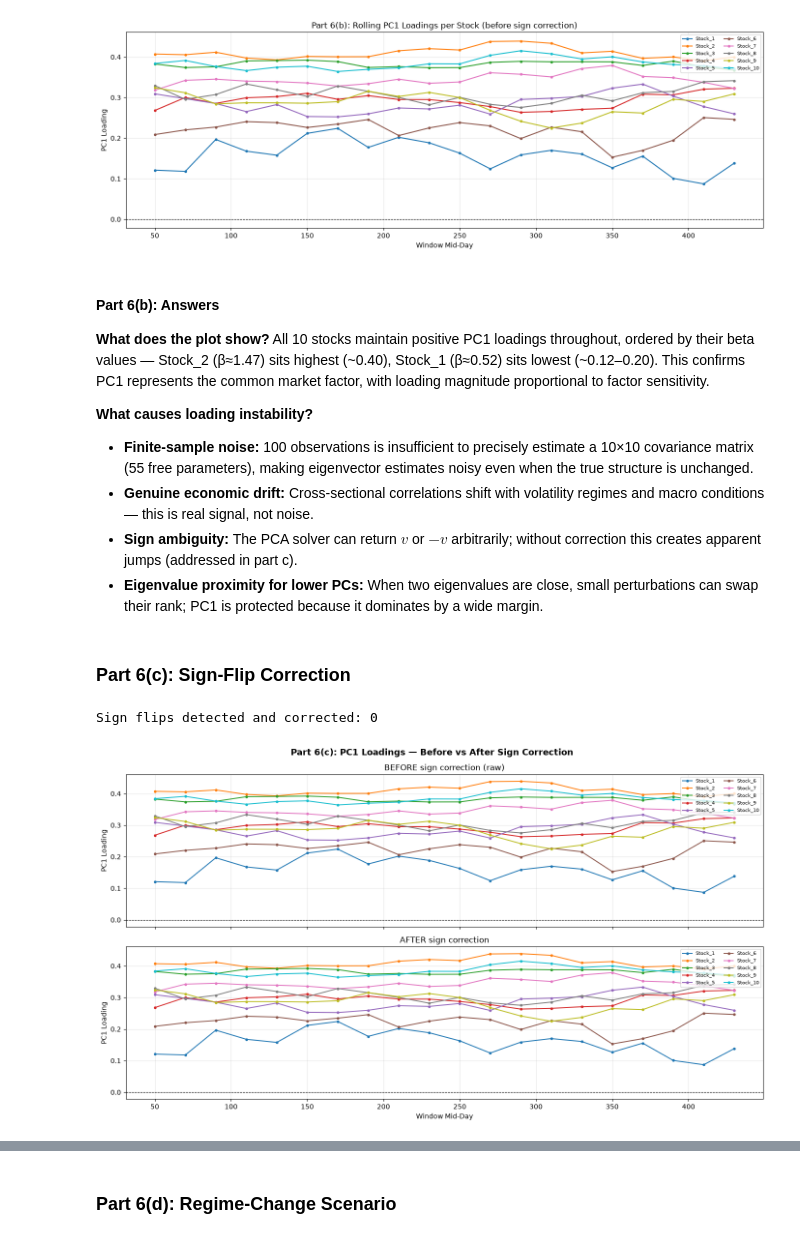
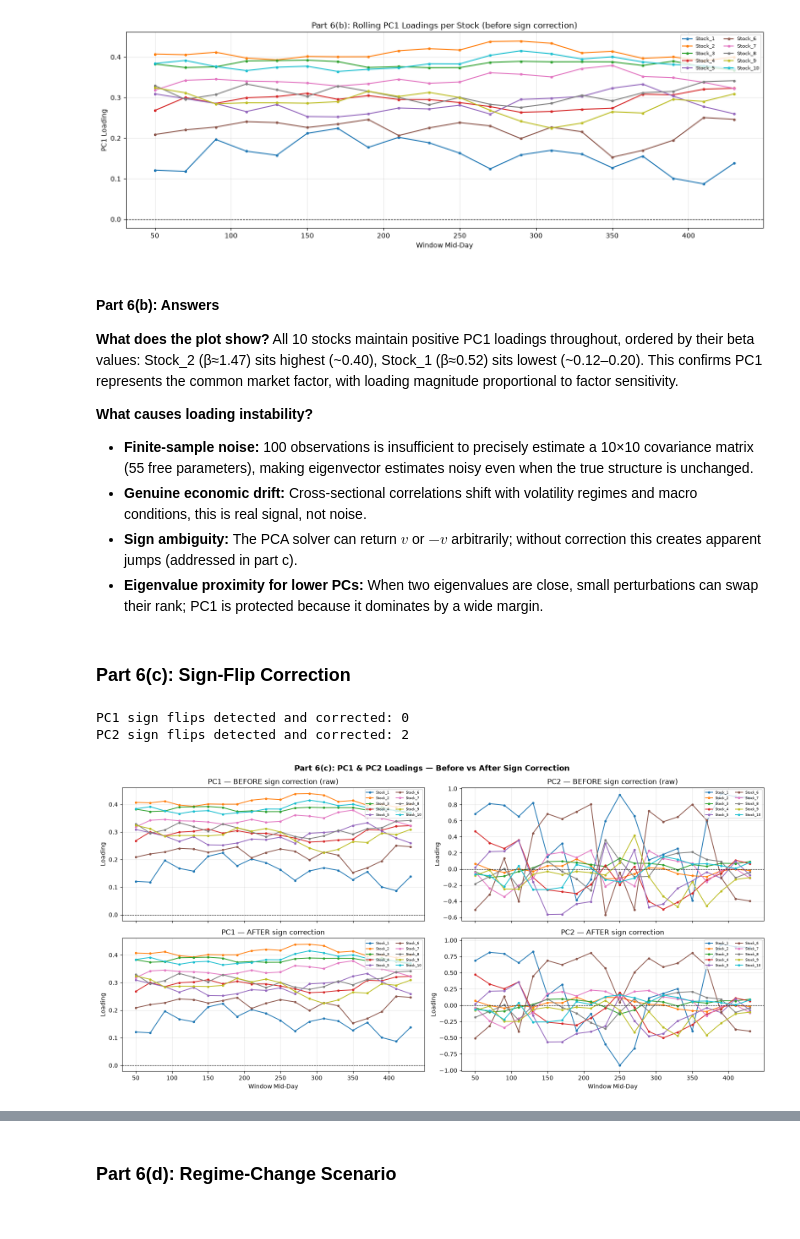
Before and after one commit to anushka-jha621/QMP26-CaseStudy, a Jupyter notebook: PS1/Team_12_PS1.ipynb, the cells around one changed output, grey strips where cells are left out. Cells and saved outputs as stored; diff of their text form; code cells hidden in the pictures.

Commit message:
Part 6 updates

```diff
--- a/PS1/Team_12_PS1.ipynb
+++ b/PS1/Team_12_PS1.ipynb
@@ -1258,15 +1258,18 @@ def cosine_similarity(v1, v2):
 # %% [markdown]
 ### Part 6(a): Split-Half Stability Test
 # %%
-########################################
 # (a) Split-half stability test
-########################################
 
-half1 = standardized_returns[:250]   # days 1–250
-half2 = standardized_returns[250:]   # days 251–500
 
-pca_h1 = PCA(); pca_h1.fit(half1)
-pca_h2 = PCA(); pca_h2.fit(half2)
+half1 = standardized_returns[:249]
+half2 = standardized_returns[249:]
+
+# Re-standardize within each half, consistent with rolling_pca in 6(b)
+half1_s = (half1 - half1.mean(0)) / half1.std(0)
+half2_s = (half2 - half2.mean(0)) / half2.std(0)
+
+pca_h1 = PCA(); pca_h1.fit(half1_s)
+pca_h2 = PCA(); pca_h2.fit(half2_s)
 
 print("=" * 55)
 print("Part 6(a): PC Stability Across Two Halves")
@@ -1279,7 +1282,7 @@ for pc_idx in range(3):
     verdict = "STABLE ✓" if abs_cs > 0.9 else ("MODERATE" if abs_cs > 0.7 else "UNSTABLE ✗")
     print(f"  PC{pc_idx+1}: cos(θ) = {cs:+.4f}   |cos| = {abs_cs:.4f}   → {verdict}")
 
-# ── Bar chart: loading comparison across halves ───────────────────────────────
+# Bar chart: loading comparison across halves
 fig, axes = plt.subplots(1, 3, figsize=(16, 4))
 for ax, pc_idx in zip(axes, range(3)):
     v1 = pca_h1.components_[pc_idx].copy()
@@ -1360,65 +1365,86 @@ Rolling PCA: 20 windows, mid-days 50 → 430
 #### Part 6(b): Answers
 
 **What does the plot show?**
-All 10 stocks maintain positive PC1 loadings throughout, ordered by their beta values — Stock_2 (β≈1.47) sits highest (~0.40), Stock_1 (β≈0.52) sits lowest (~0.12–0.20). This confirms PC1 represents the common market factor, with loading magnitude proportional to factor sensitivity.
+All 10 stocks maintain positive PC1 loadings throughout, ordered by their beta values: Stock_2 (β≈1.47) sits highest (~0.40), Stock_1 (β≈0.52) sits lowest (~0.12–0.20). This confirms PC1 represents the common market factor, with loading magnitude proportional to factor sensitivity.
 
 **What causes loading instability?**
 - **Finite-sample noise:** 100 observations is insufficient to precisely estimate a 10×10 covariance matrix (55 free parameters), making eigenvector estimates noisy even when the true structure is unchanged.
-- **Genuine economic drift:** Cross-sectional correlations shift with volatility regimes and macro conditions — this is real signal, not noise.
+- **Genuine economic drift:** Cross-sectional correlations shift with volatility regimes and macro conditions, this is real signal, not noise.
 - **Sign ambiguity:** The PCA solver can return $v$ or $-v$ arbitrarily; without correction this creates apparent jumps (addressed in part c).
 - **Eigenvalue proximity for lower PCs:** When two eigenvalues are close, small perturbations can swap their rank; PC1 is protected because it dominates by a wide margin.
 # %% [markdown]
 ### Part 6(c): Sign-Flip Correction
 # %%
-########################################
 # (c) Sign-flip correction
-########################################
-
 def correct_sign_flips(loadings_list):
     """
     For each window t > 0, for each PC independently:
       if cos(v_t, v_{t-1}) < 0  →  v_t *= -1
     This enforces directional consistency across windows.
     """
     corrected = [loadings_list[0].copy()]
     for t in range(1, len(loadings_list)):
         curr = loadings_list[t].copy()
         for pc_idx in range(curr.shape[0]):
             if cosine_similarity(curr[pc_idx], corrected[-1][pc_idx]) < 0:
                 curr[pc_idx] *= -1
         corrected.append(curr)
     return corrected
 
 all_raw_loadings       = [r["loadings"] for r in rolling]
 all_corrected_loadings = correct_sign_flips(all_raw_loadings)
 
 pc1_raw_arr   = np.array([L[0] for L in all_raw_loadings])
 pc1_corrected = np.array([L[0] for L in all_corrected_loadings])
+pc2_raw_arr   = np.array([L[1] for L in all_raw_loadings])
+pc2_corrected = np.array([L[1] for L in all_corrected_loadings])
 
-n_flips = sum(
+n_flips_pc1 = sum(
     1 for t in range(1, len(pc1_raw_arr))
     if cosine_similarity(pc1_raw_arr[t], pc1_raw_arr[t-1]) < 0
 )
-print(f"Sign flips detected and corrected: {n_flips}")
+n_flips_pc2 = sum(
+    1 for t in range(1, len(pc2_raw_arr))
+    if cosine_similarity(pc2_raw_arr[t], pc2_raw_arr[t-1]) < 0
+)
+print(f"PC1 sign flips detected and corrected: {n_flips_pc1}")
+print(f"PC2 sign flips detected and corrected: {n_flips_pc2}")
 
-cmap  = plt.get_cmap("tab10")
-fig, axes = plt.subplots(2, 1, figsize=(14, 8), sharex=True)
+cmap = plt.get_cmap("tab10")
+fig, axes = plt.subplots(2, 2, figsize=(16, 8), sharex=True)
+
 for i, name in enumerate(stock_names):
-    axes[0].plot(mid_days, pc1_raw_arr[:, i],  marker="o", markersize=3,
-                 label=name, color=cmap(i), lw=1.4)
-    axes[1].plot(mid_days, pc1_corrected[:, i], marker="o", markersize=3,
-                 label=name, color=cmap(i), lw=1.4)
-for ax, title in zip(axes, ["BEFORE sign correction (raw)", "AFTER sign correction"]):
-    ax.axhline(0, color="black", lw=0.8, ls="--")
-    ax.set_ylabel("PC1 Loading"); ax.set_title(title)
-    ax.legend(fontsize=7, ncol=2, loc="upper right"); ax.grid(True, alpha=0.3)
-axes[1].set_xlabel("Window Mid-Day")
-plt.suptitle("Part 6(c): PC1 Loadings — Before vs After Sign Correction",
+    axes[0, 0].plot(mid_days, pc1_raw_arr[:, i],  marker="o", markersize=3,
+                    label=name, color=cmap(i), lw=1.4)
+    axes[1, 0].plot(mid_days, pc1_corrected[:, i], marker="o", markersize=3,
+                    label=name, color=cmap(i), lw=1.4)
+    axes[0, 1].plot(mid_days, pc2_raw_arr[:, i],  marker="o", markersize=3,
+                    label=name, color=cmap(i), lw=1.4)
+    axes[1, 1].plot(mid_days, pc2_corrected[:, i], marker="o", markersize=3,
+                    label=name, color=cmap(i), lw=1.4)
+
+titles = [
+    ("PC1 — BEFORE sign correction (raw)",  "PC2 — BEFORE sign correction (raw)"),
+    ("PC1 — AFTER sign correction",          "PC2 — AFTER sign correction"),
+]
+for row in range(2):
+    for col in range(2):
+        axes[row, col].axhline(0, color="black", lw=0.8, ls="--")
+        axes[row, col].set_title(titles[row][col])
+        axes[row, col].set_ylabel("Loading")
+        axes[row, col].legend(fontsize=6, ncol=2, loc="upper right")
+        axes[row, col].grid(True, alpha=0.3)
+
+axes[1, 0].set_xlabel("Window Mid-Day")
+axes[1, 1].set_xlabel("Window Mid-Day")
+
+plt.suptitle("Part 6(c): PC1 & PC2 Loadings — Before vs After Sign Correction",
              fontsize=13, fontweight='bold')
 plt.tight_layout(); plt.show()
 # %% [output]
-Sign flips detected and corrected: 0
+PC1 sign flips detected and corrected: 0
+PC2 sign flips detected and corrected: 2
-[figure, old version]
+[figure, new version]
 # %% [markdown]
 #### Part 6(c): Answers
 
```
Also changed, not shown: parts of 10 cells of this notebook.
